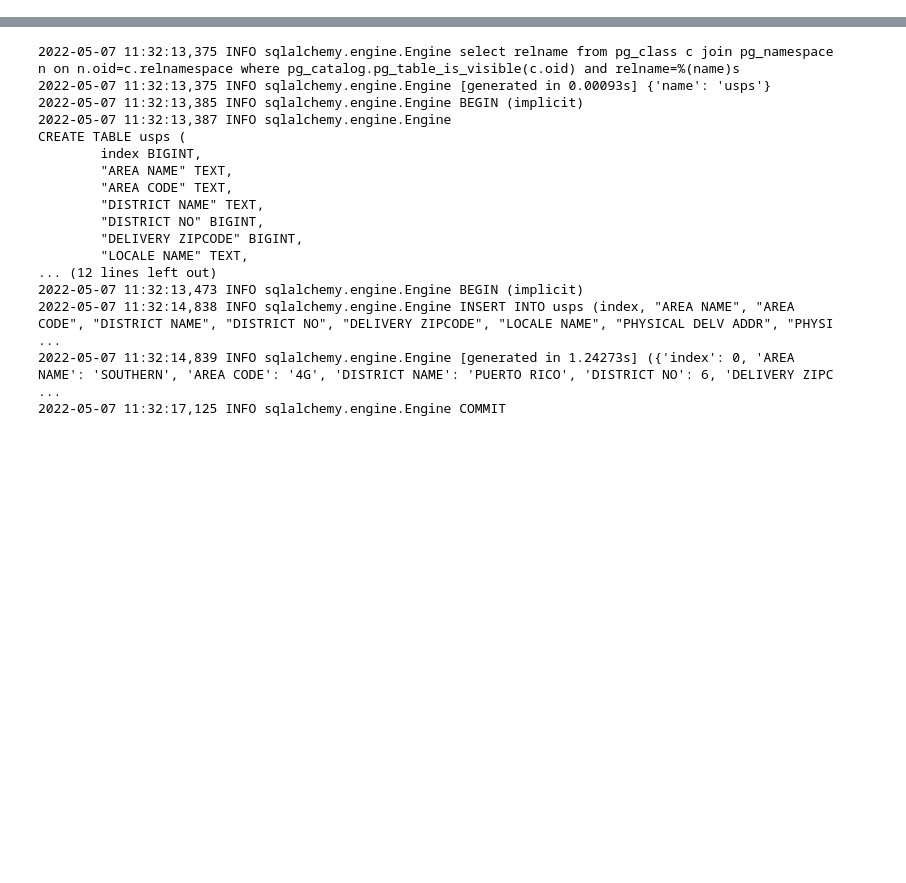
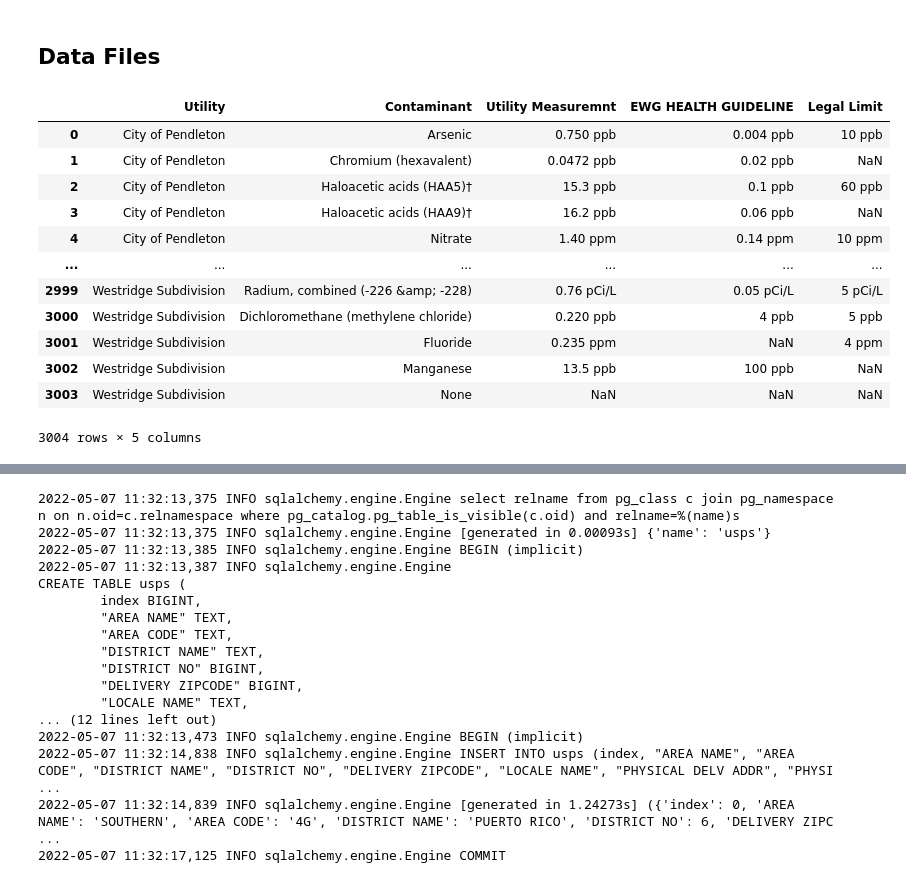
Before and after one commit to jonathantree/Water_Quality_Analysis, a Jupyter notebook: Database/dB.ipynb, the cells around one changed output, grey strips where cells are left out. Cells and saved outputs as stored; diff of their text form; code cells hidden in the pictures; blank space fills up the shorter version.

Commit message:
Adding data

```diff
--- a/Database/dB.ipynb
+++ b/Database/dB.ipynb
@@ -26,0 +27,20 @@ else:
+# %% [markdown]
+## Data Files
+# %%
+EWG_Scrape_df = pd.read_csv('../Resources/Data/Raw_OR_EWG_Scrape_no_index.csv')
+# %%
+EWG_Scrape_df
+# %% [output]
+|  | Utility | Contaminant | Utility Measuremnt | EWG HEALTH GUIDELINE | Legal Limit |
+| 0 | City of Pendleton | Arsenic | 0.750 ppb | 0.004 ppb | 10 ppb |
+| 1 | City of Pendleton | Chromium (hexavalent) | 0.0472 ppb | 0.02 ppb | NaN |
+| 2 | City of Pendleton | Haloacetic acids (HAA5)† | 15.3 ppb | 0.1 ppb | 60 ppb |
+| 3 | City of Pendleton | Haloacetic acids (HAA9)† | 16.2 ppb | 0.06 ppb | NaN |
+| 4 | City of Pendleton | Nitrate | 1.40 ppm | 0.14 ppm | 10 ppm |
+| ... | ... | ... | ... | ... | ... |
+| 2999 | Westridge Subdivision | Radium, combined (-226 &amp; -228) | 0.76 pCi/L | 0.05 pCi/L | 5 pCi/L |
+| 3000 | Westridge Subdivision | Dichloromethane (methylene chloride) | 0.220 ppb | 4 ppb | 5 ppb |
+| 3001 | Westridge Subdivision | Fluoride | 0.235 ppm | NaN | 4 ppm |
+| 3002 | Westridge Subdivision | Manganese | 13.5 ppb | 100 ppb | NaN |
+| 3003 | Westridge Subdivision | None | NaN | NaN | NaN |
+3004 rows × 5 columns
```
Also changed, not shown: parts of 10 cells of this notebook, 12 other files.
